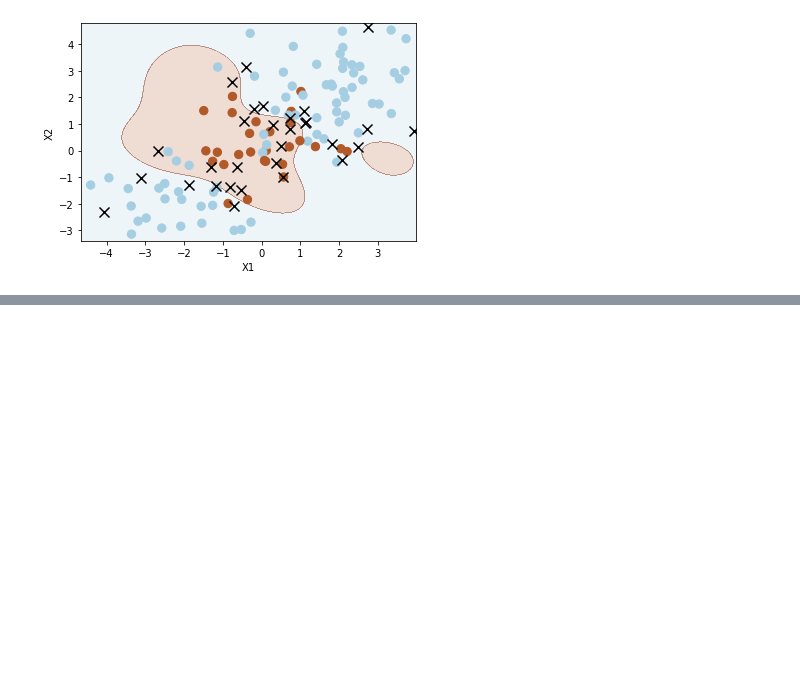
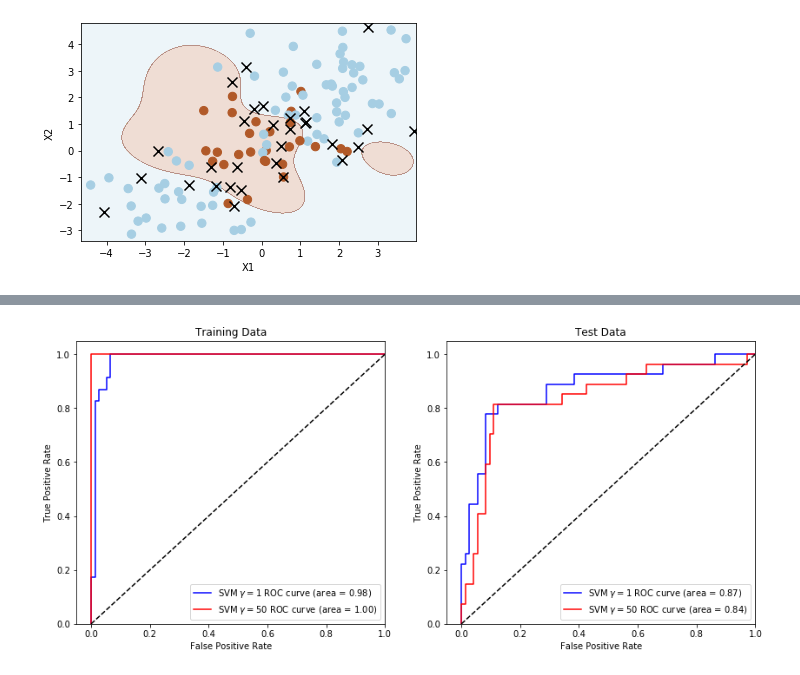
Before and after one commit to Morgan-Sell/islr-labs-exercises-python, a Jupyter notebook: labs/09_svm_lab.ipynb, the cells around one changed output, grey strips where cells are left out. Saved outputs shown, nothing was run; the diff lists cells and outputs as text; code cells hidden in the pictures; blank space fills up the shorter version.

```diff
--- a/labs/09_svm_lab.ipynb
+++ b/labs/09_svm_lab.ipynb
@@ -251,0 +256,4 @@ Number of support vectors:  32
+# %%
+# More constrained, rigid
+svm3 = SVC(C=1, kernel='rbf', gamma=1)
+svm3.fit(X_train, y_train)
@@ -251,0 +262,4 @@ Number of support vectors:  32
+# %%
+# More flexible
+svm4 = SVC(C=1, kernel='rbf', gamma=50)
+svm4.fit(X_train, y_train)
@@ -251,0 +274,39 @@ Number of support vectors:  32
+# %%
+y_train_score3 = svm3.decision_function(X_train)
+y_train_score4 = svm4.decision_function(X_train)
+
+# SVM 3
+false_pos_rate3, true_pos_rate3, _ = roc_curve(y_train, y_train_score3)
+roc_auc3 = auc(false_pos_rate3, true_pos_rate3)
+
+# SVM 4
+false_pos_rate4, true_pos_rate4, _ = roc_curve(y_train, y_train_score4)
+roc_auc4 = auc(false_pos_rate4, true_pos_rate4)
+
+fig, (ax1, ax2) = plt.subplots(1, 2, figsize=(14, 6))
+ax1.plot(false_pos_rate3, true_pos_rate3, label='SVM $\gamma = 1$ ROC curve (area = %0.2f)' % roc_auc3, color='b')
+ax1.plot(false_pos_rate4, true_pos_rate4, label='SVM $\gamma = 50$ ROC curve (area = %0.2f)' % roc_auc4, color='r')
+ax1.set_title('Training Data')
+
+y_test_score3 = svm3.decision_function(X_test)
+y_test_score4 = svm4.decision_function(X_test)
+
+false_pos_rate3, true_pos_rate3, _ = roc_curve(y_test, y_test_score3)
+roc_auc3 = auc(false_pos_rate3, true_pos_rate3)
+
+false_pos_rate4, true_pos_rate4, _ = roc_curve(y_test, y_test_score4)
+roc_auc4 = auc(false_pos_rate4, true_pos_rate4)
+
+ax2.plot(false_pos_rate3, true_pos_rate3, label='SVM $\gamma = 1$ ROC curve (area = %0.2f)' % roc_auc3, color='b')
+ax2.plot(false_pos_rate4, true_pos_rate4, label='SVM $\gamma = 50$ ROC curve (area = %0.2f)' % roc_auc4, color='r')
+ax2.set_title('Test Data')
+
+for ax in fig.axes:
+    ax.plot([0, 1], [0, 1], 'k--')
+    ax.set_xlim([-0.05, 1.0])
+    ax.set_ylim([0.0, 1.05])
+    ax.set_xlabel('False Positive Rate')
+    ax.set_ylabel('True Positive Rate')
+    ax.legend(loc='lower right')
+# %% [output]
+[figure, added]
```
Also changed, not shown: parts of 5 cells of this notebook.
